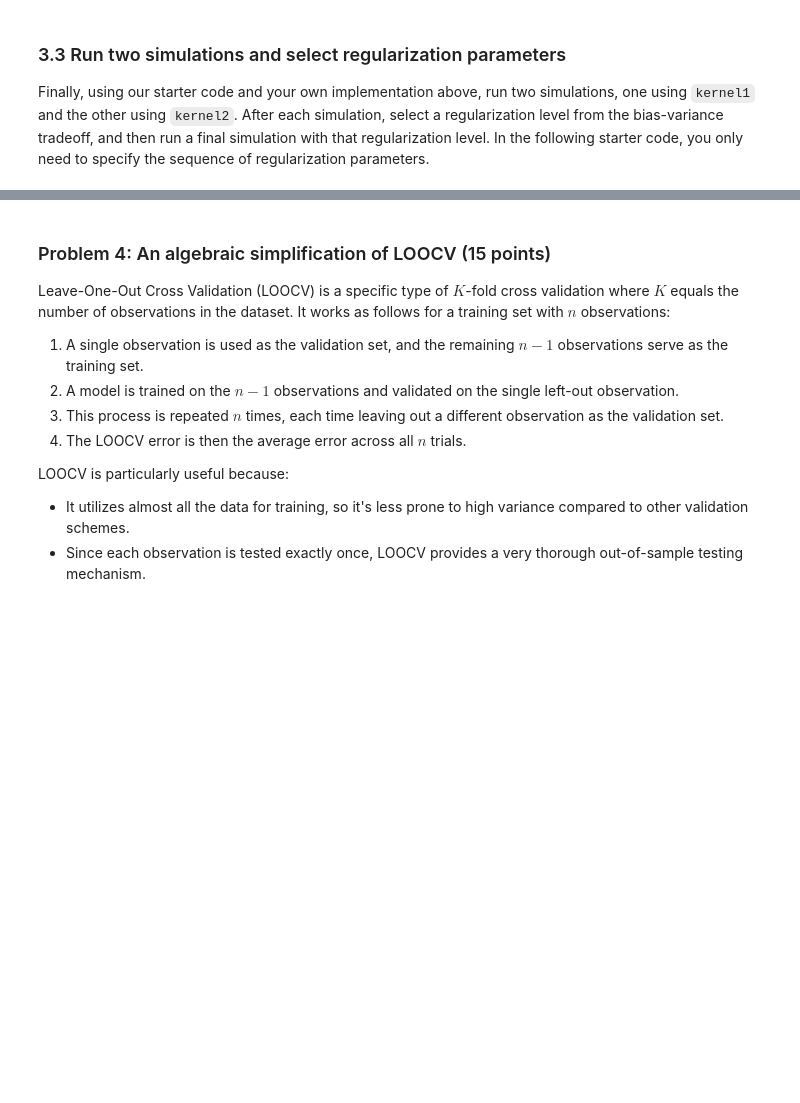
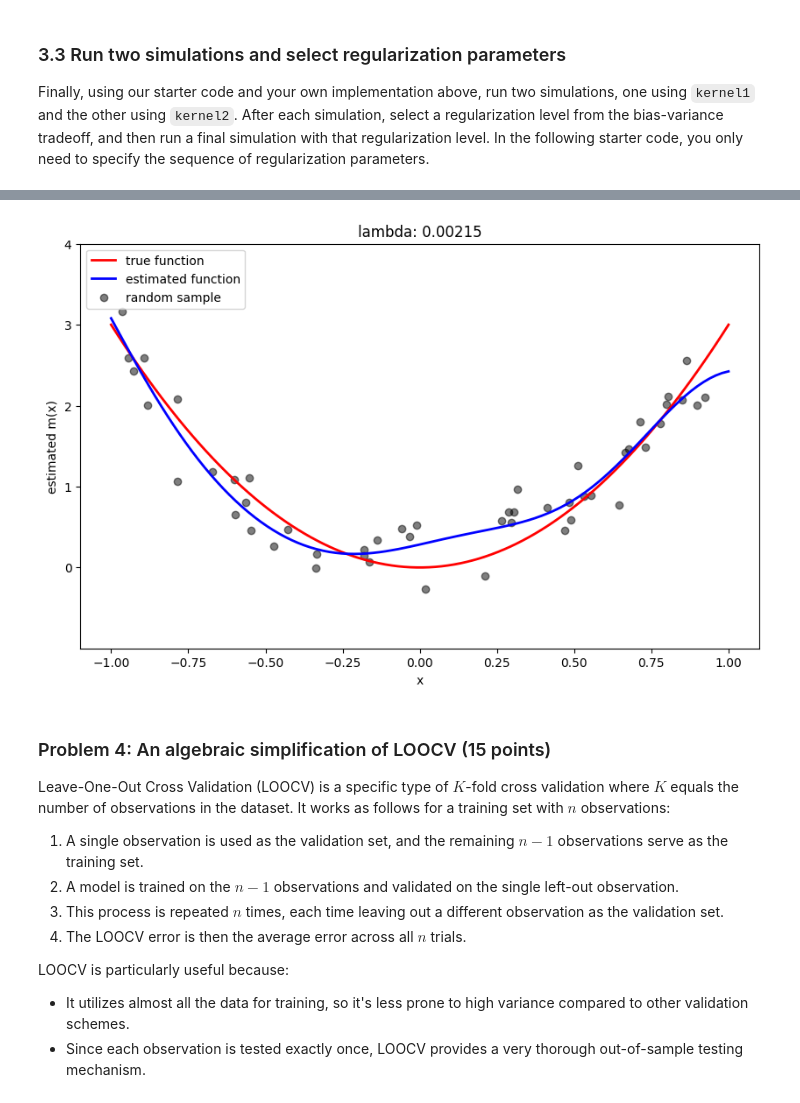
Before and after one commit to RobertKZB/RobertKZB, a Jupyter notebook: assignments/assn1/assn1.ipynb, the cells around one changed output, grey strips where cells are left out. Saved outputs shown, nothing was run; the diff lists cells and outputs as text; code cells hidden in the pictures; blank space fills up the shorter version.

```diff
--- a/assignments/assn1/assn1.ipynb
+++ b/assignments/assn1/assn1.ipynb
@@ -380,4 +496,4 @@ run_simulation(kernel1, [0.25], show_bias_variance=False)
 # %%
-lmbdas = np.arange(0.2,0.5,0.01)
+lmbdas = np.logspace(-4,-1,10)
 run_simulation(kernel2, lmbdas)
 # %% [output]
@@ -386,3 +503,8 @@ run_simulation(kernel2, lmbdas)
+# %%
+lambda_hat = [0.002154434690031882]
+run_simulation(kernel2, lambda_hat, show_bias_variance=False)
+# %% [output]
+[figure, added]
 # %% [markdown]
 ### Problem 4: An algebraic simplification of LOOCV (15 points)
 
```
Also changed, not shown: parts of 19 cells of this notebook.
